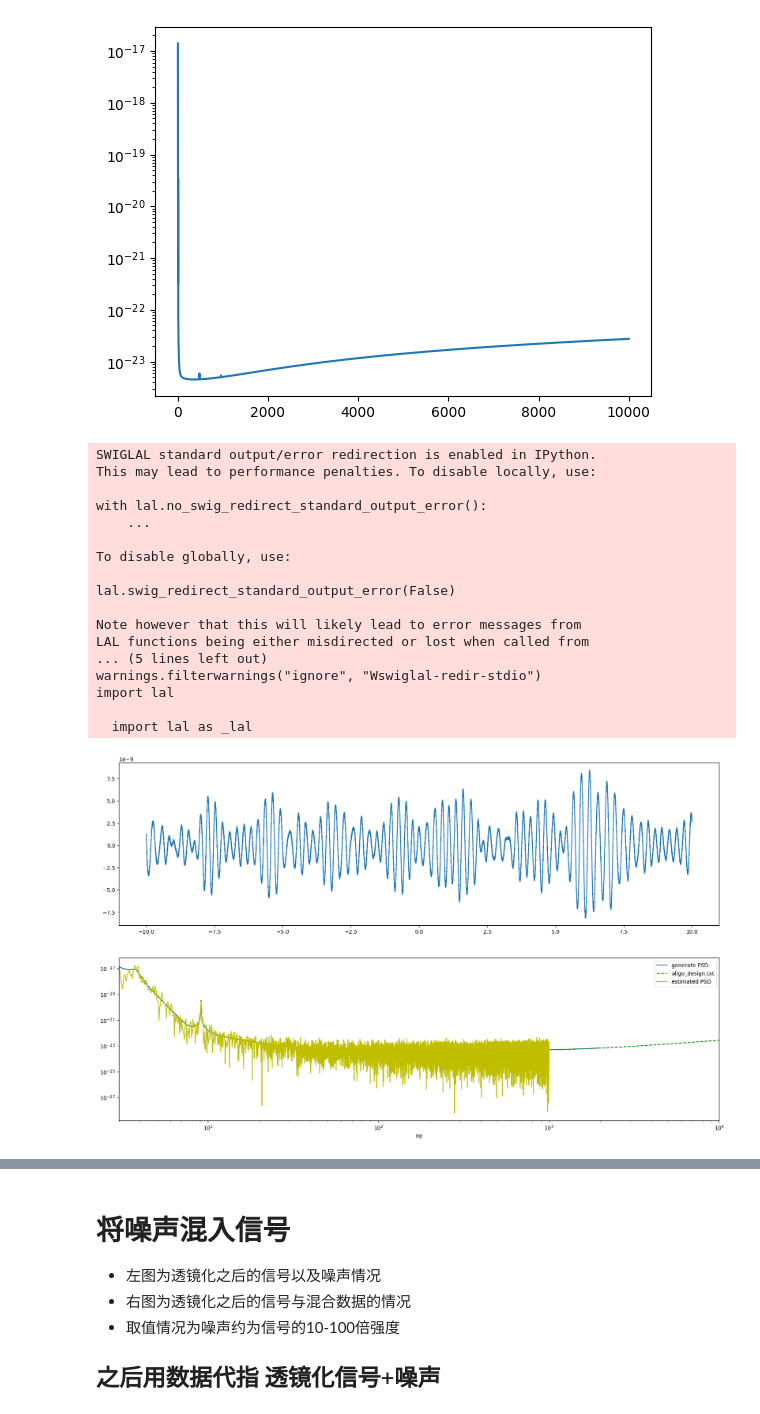
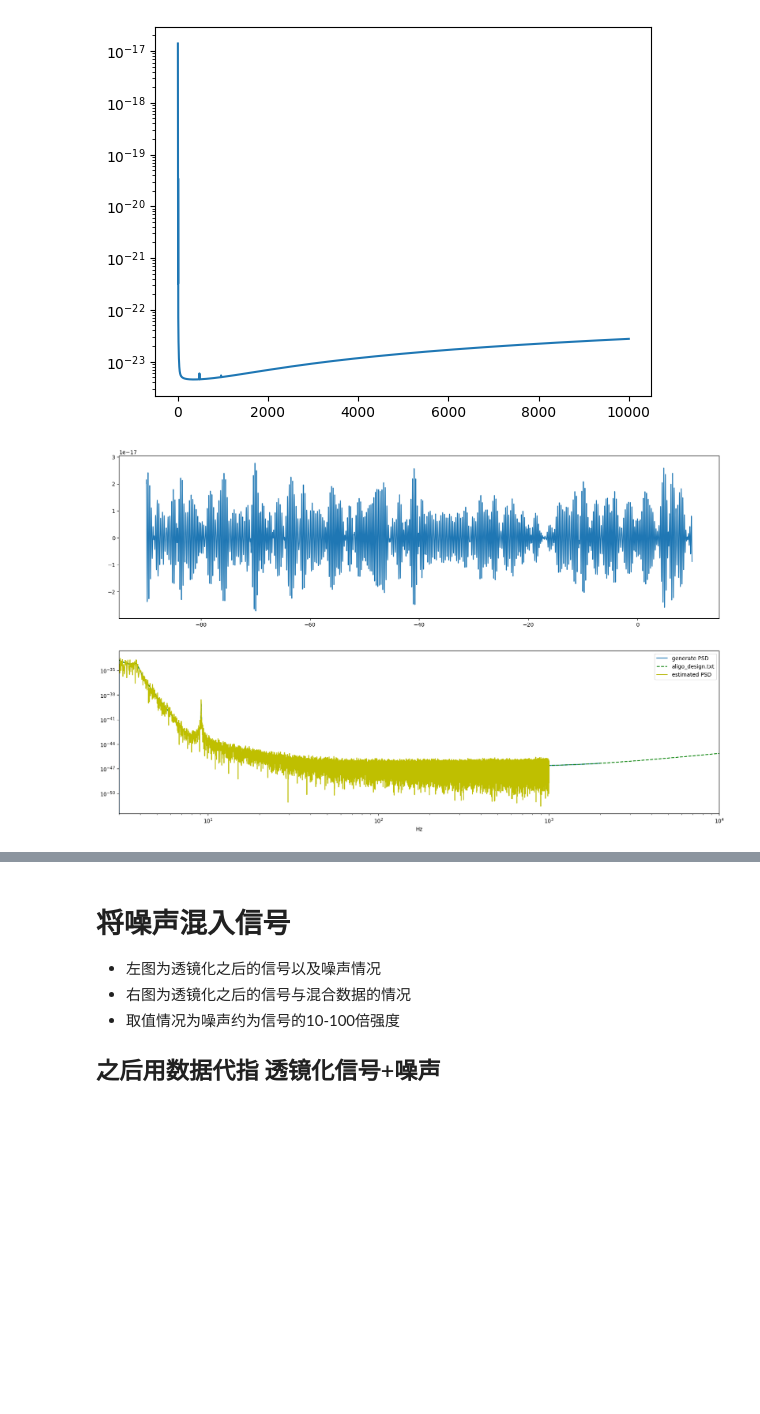
Before and after one commit to WeiQYU/PSO_change, a Jupyter notebook: PSO_change/generate_ligo/generate_signal_noise_data.ipynb, the cells around one changed output, grey strips where cells are left out. Drawn from its saved outputs; the diff is of its cells as text; code cells hidden in the pictures; blank space fills up the shorter version.

```diff
--- a/PSO_change/generate_ligo/generate_signal_noise_data.ipynb
+++ b/PSO_change/generate_ligo/generate_signal_noise_data.ipynb
@@ -164,50 +184,32 @@ plt.yscale('log')
 # %%
 import pycbc.psd
 import pycbc.noise
 import pycbc.types
 filename = 'aligo_design.txt'
 
-
-delta_f = 1.0 / 20
+delta_f = 1.0 / 100
 samples = 2000
 length = int(samples / delta_f)
 low_frequency_cutoff = 3.0
 # The PSD will be interpolated to the requested frequency spacing(按照要求的频率间隔进行插值)
 # 如果是asd，则进行平方操作
 psd = pycbc.psd.from_txt(filename, length, delta_f,
-                         low_frequency_cutoff, is_asd_file=False)
+                         low_frequency_cutoff, is_asd_file=True)
 fig = plt.figure(figsize=(20,12))
 plt.subplot(2,1,1)
 delta_t = 1/samples
 outNoise = pycbc.noise.noise_from_psd(length, delta_t, psd,seed = 516)
 
-estimated_psd = pycbc.psd.welch(outNoise,int(20/delta_t),int(20/delta_t/2))
+estimated_psd = pycbc.psd.welch(outNoise,int(100/delta_t),int(100/delta_t/2))
 plt.plot(t,outNoise,label = 'signal')
 plt.subplot(2,1,2)
 plt.loglog(psd.sample_frequencies, psd, label='generate PSD')
 plt.xlim(xmin=3, xmax=10000)
-plt.loglog(posfreqs,psd_txt, 'g--',label='aligo_design.txt')
+plt.loglog(posfreqs,psd_txt ** 2, 'g--',label='aligo_design.txt')
 plt.yscale('log')
 plt.xlabel('Hz')
 plt.plot(estimated_psd.sample_frequencies,estimated_psd,'y',label='estimated PSD')
 plt.legend()
 plt.show()
 # %% [output]
-SWIGLAL standard output/error redirection is enabled in IPython.
-This may lead to performance penalties. To disable locally, use:
-
-with lal.no_swig_redirect_standard_output_error():
-    ...
-
-To disable globally, use:
-
-lal.swig_redirect_standard_output_error(False)
-
-Note however that this will likely lead to error messages from
-LAL functions being either misdirected or lost when called from
-... (5 lines left out)
-warnings.filterwarnings("ignore", "Wswiglal-redir-stdio")
-import lal
-
-  import lal as _lal
-[figure, old version]
+[figure, new version]
```
Also changed, not shown: parts of 9 cells of this notebook, 17 other files.
